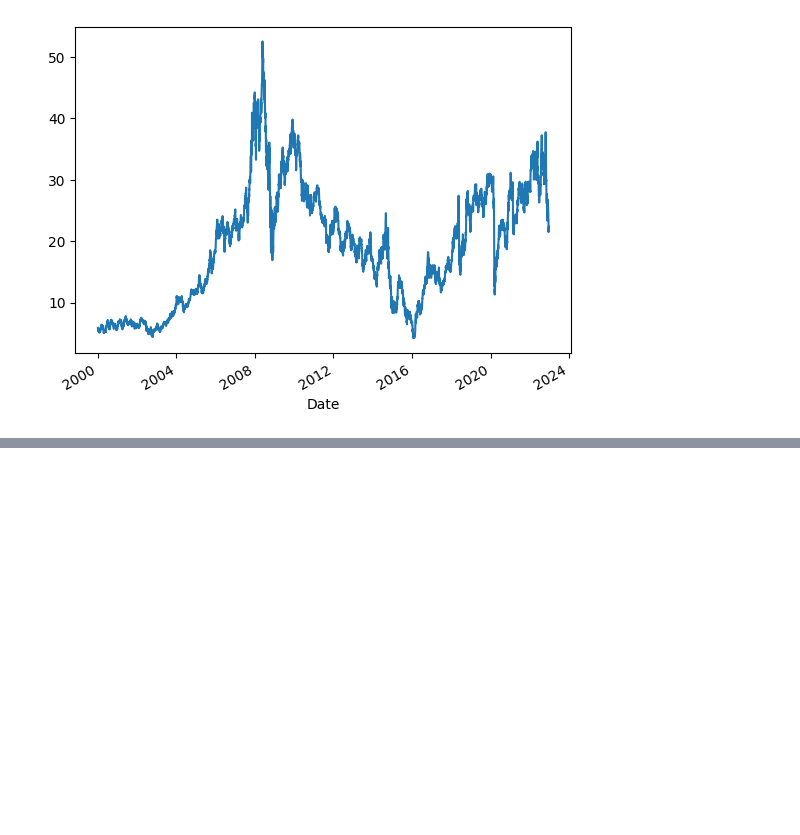
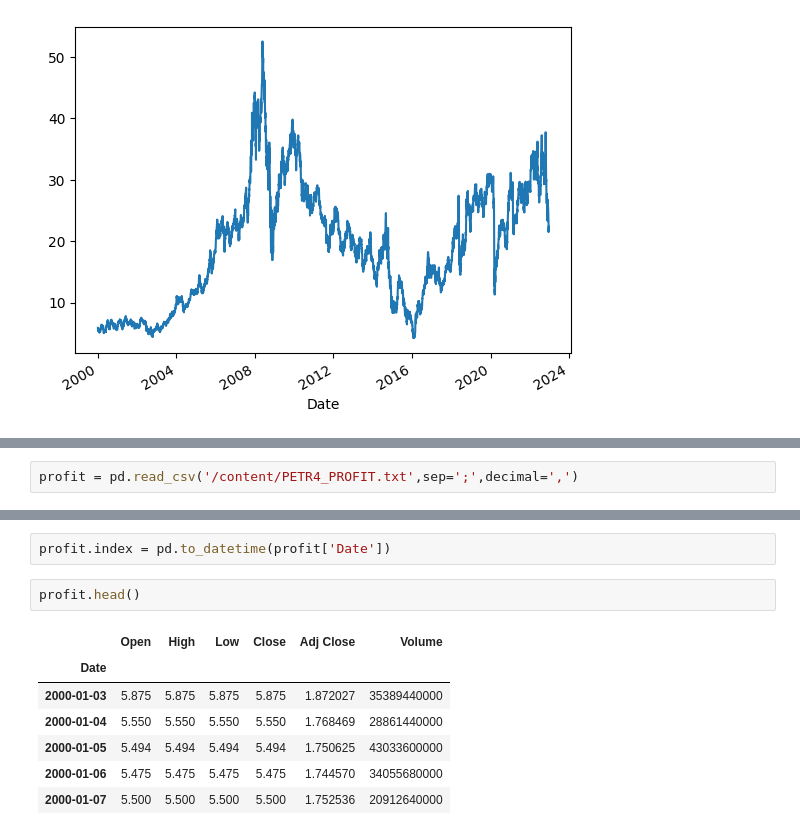
Before and after one commit to diegoaugustofp/curso_pmf, a Jupyter notebook: Modulo_02_Manipulação_de_dados.ipynb, the cells around one changed output, grey strips where cells are left out. Drawn from its saved outputs; the diff is of its cells as text; blank space fills up the shorter version.

```diff
--- a/Modulo_02_Manipulação_de_dados.ipynb
+++ b/Modulo_02_Manipulação_de_dados.ipynb
@@ -143,0 +249,2 @@ petro_txt.Close.plot();
+# %%
+profit = pd.read_csv('/content/PETR4_PROFIT.txt',sep=';',decimal=',')
@@ -143,0 +263,12 @@ petro_txt.Close.plot();
+# %%
+profit.index = pd.to_datetime(profit['Date'])
+# %%
+profit.head()
+# %% [output]
+|  | Open | High | Low | Close | Adj Close | Volume |
+| Date |  |  |  |  |  |  |
+| 2000-01-03 | 5.875 | 5.875 | 5.875 | 5.875 | 1.872027 | 35389440000 |
+| 2000-01-04 | 5.550 | 5.550 | 5.550 | 5.550 | 1.768469 | 28861440000 |
+| 2000-01-05 | 5.494 | 5.494 | 5.494 | 5.494 | 1.750625 | 43033600000 |
+| 2000-01-06 | 5.475 | 5.475 | 5.475 | 5.475 | 1.744570 | 34055680000 |
+| 2000-01-07 | 5.500 | 5.500 | 5.500 | 5.500 | 1.752536 | 20912640000 |
```
Also changed, not shown: parts of 25 cells of this notebook.
